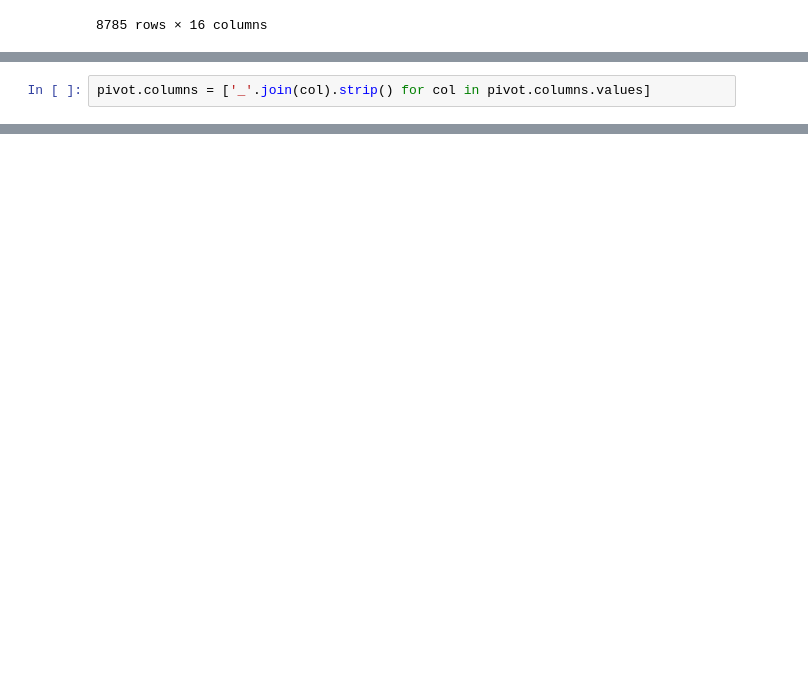
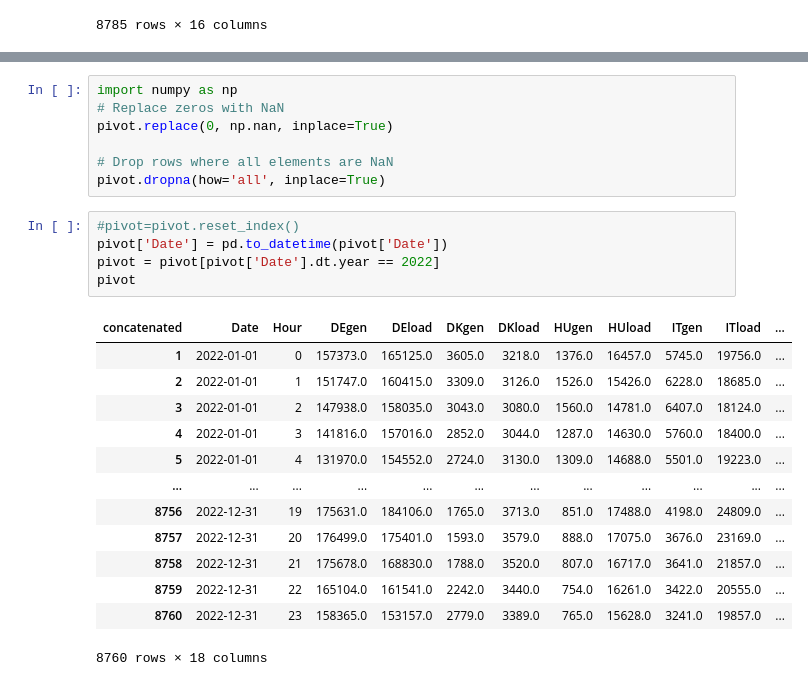
Before and after one commit to arturofredes/SchneiderHackathon_UBEcoFriends, a Jupyter notebook: src/prueba_arturo.ipynb, the cells around one changed output, grey strips where cells are left out. Saved outputs shown, nothing was run; the diff lists cells and outputs as text; blank space fills up the shorter version.

```diff
--- a/src/prueba_arturo.ipynb
+++ b/src/prueba_arturo.ipynb
@@ -218,2 +177,0 @@ MultiIndex([(   0,  'gen'),
-# %%
-pivot.columns = ['_'.join(col).strip() for col in pivot.columns.values]
@@ -239,0 +178,26 @@ pivot
+# %%
+import numpy as np
+# Replace zeros with NaN
+pivot.replace(0, np.nan, inplace=True)
+
+# Drop rows where all elements are NaN
+pivot.dropna(how='all', inplace=True)
+# %%
+#pivot=pivot.reset_index()
+pivot['Date'] = pd.to_datetime(pivot['Date'])
+pivot = pivot[pivot['Date'].dt.year == 2022]
+pivot
+# %% [output]
+| concatenated | Date | Hour | DEgen | DEload | DKgen | DKload | HUgen | HUload | ITgen | ITload | ... |
+| 1 | 2022-01-01 | 0 | 157373.0 | 165125.0 | 3605.0 | 3218.0 | 1376.0 | 16457.0 | 5745.0 | 19756.0 | ... |
+| 2 | 2022-01-01 | 1 | 151747.0 | 160415.0 | 3309.0 | 3126.0 | 1526.0 | 15426.0 | 6228.0 | 18685.0 | ... |
+| 3 | 2022-01-01 | 2 | 147938.0 | 158035.0 | 3043.0 | 3080.0 | 1560.0 | 14781.0 | 6407.0 | 18124.0 | ... |
+| 4 | 2022-01-01 | 3 | 141816.0 | 157016.0 | 2852.0 | 3044.0 | 1287.0 | 14630.0 | 5760.0 | 18400.0 | ... |
+| 5 | 2022-01-01 | 4 | 131970.0 | 154552.0 | 2724.0 | 3130.0 | 1309.0 | 14688.0 | 5501.0 | 19223.0 | ... |
+| ... | ... | ... | ... | ... | ... | ... | ... | ... | ... | ... | ... |
+| 8756 | 2022-12-31 | 19 | 175631.0 | 184106.0 | 1765.0 | 3713.0 | 851.0 | 17488.0 | 4198.0 | 24809.0 | ... |
+| 8757 | 2022-12-31 | 20 | 176499.0 | 175401.0 | 1593.0 | 3579.0 | 888.0 | 17075.0 | 3676.0 | 23169.0 | ... |
+| 8758 | 2022-12-31 | 21 | 175678.0 | 168830.0 | 1788.0 | 3520.0 | 807.0 | 16717.0 | 3641.0 | 21857.0 | ... |
+| 8759 | 2022-12-31 | 22 | 165104.0 | 161541.0 | 2242.0 | 3440.0 | 754.0 | 16261.0 | 3422.0 | 20555.0 | ... |
+| 8760 | 2022-12-31 | 23 | 158365.0 | 153157.0 | 2779.0 | 3389.0 | 765.0 | 15628.0 | 3241.0 | 19857.0 | ... |
+8760 rows × 18 columns
```
Also changed, not shown: parts of 4 cells of this notebook.
